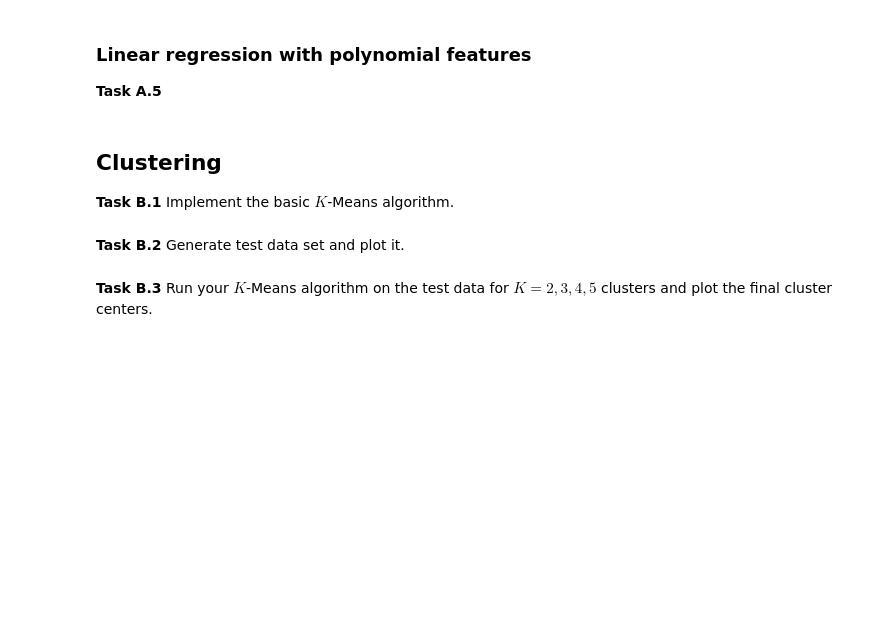
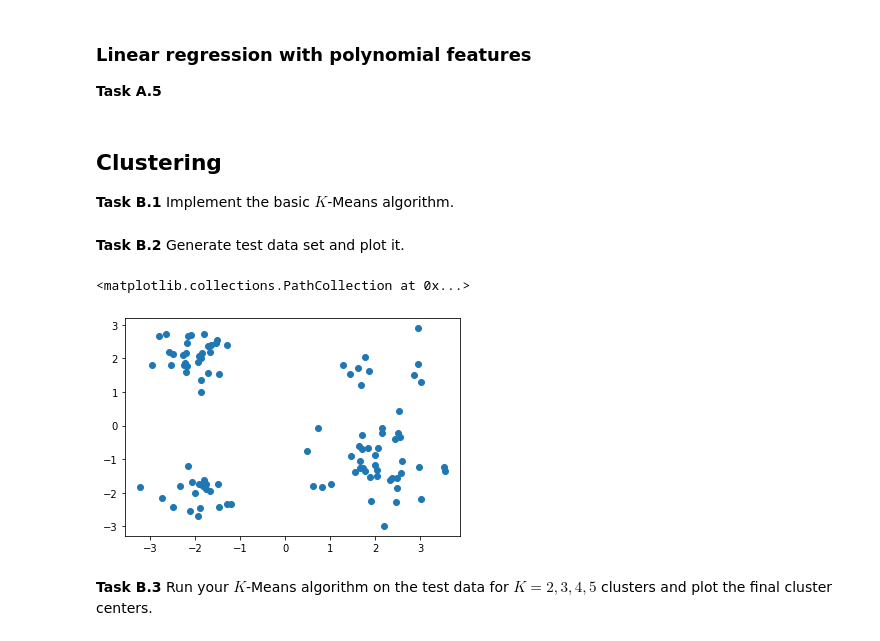
Before and after one commit to lyrorz/Info2, a Jupyter notebook: CSME2-WS2122-BonusPointAssignment1.ipynb, the cells around one changed output. Drawn from its saved outputs; the diff is of its cells as text; code cells hidden in the pictures; blank space fills up the shorter version.

```diff
--- a/CSME2-WS2122-BonusPointAssignment1.ipynb
+++ b/CSME2-WS2122-BonusPointAssignment1.ipynb
@@ -247,12 +247,15 @@ __Task B.2__ Generate test data set and plot it.
 # %%
 # Test data of shape (100,2)
 
-xs_cluster_test = np.vstack((np.random.normal(loc=(-2,2),scale=(0.2,0.2),size=(30,2)),
-                            np.random.normal(loc=(-2,-2),scale=(0.2,0.2),size=(20,2)),
-                            np.random.normal(loc=(2,-1),scale=(0.5,0.5),size=(40,2)),
-                            np.random.normal(loc=(2,2),scale=(0.5,0.5),size=(10,2))))
+xs_cluster_test = np.vstack((np.random.normal(loc=(-2,2),scale=np.sqrt(0.2),size=(30,2)),
+                            np.random.normal(loc=(-2,-2),scale=np.sqrt(0.2),size=(20,2)),
+                            np.random.normal(loc=(2,-1),scale=np.sqrt(0.5),size=(40,2)),
+                            np.random.normal(loc=(2,2),scale=np.sqrt(0.5),size=(10,2))))
 np.random.shuffle(xs_cluster_test)
 plt.scatter(xs_cluster_test[:,0],xs_cluster_test[:,1])
+# %% [output]
+<matplotlib.collections.PathCollection at 0x...>
+[figure, added]
 # %% [markdown]
 __Task B.3__ Run your $K$-Means algorithm on the test data for $K=2,3,4,5$ clusters and plot the final cluster centers.
 # %%
```
Also changed, not shown: parts of 2 cells of this notebook, 1 other file.
